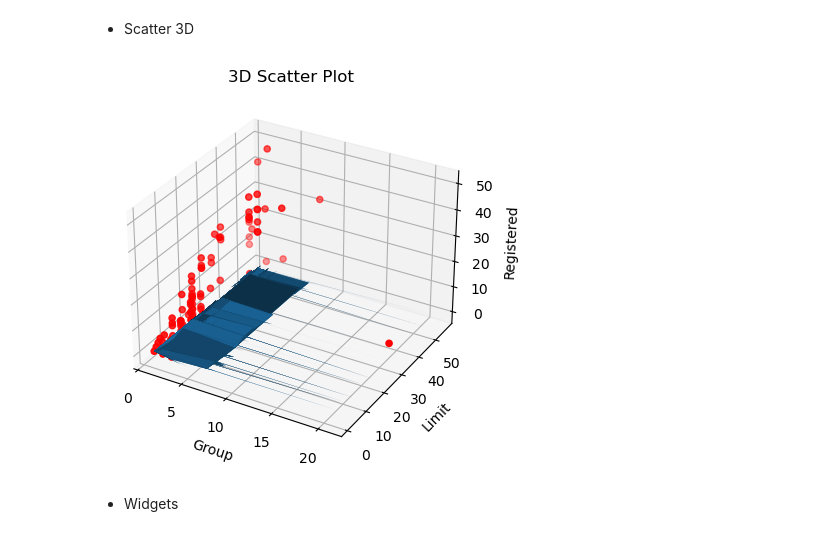
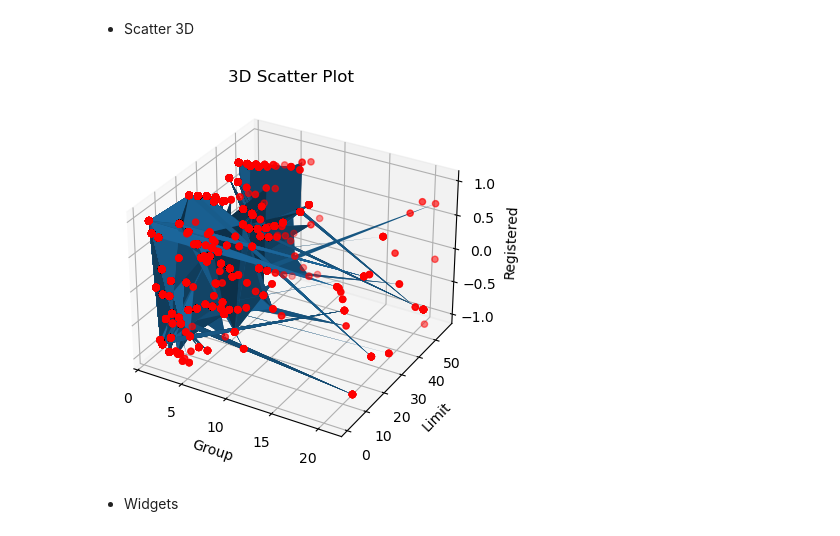
Before and after one commit to langsari/data-science-with-python-2022, a Jupyter notebook: DataFrame of T.kholed/Dashboard of T.Kholed.ipynb, the cells around one changed output. Saved outputs shown, nothing was run; the diff lists cells and outputs as text; code cells hidden in the pictures.

```diff
--- a/DataFrame of T.kholed/Dashboard of T.Kholed.ipynb
+++ b/DataFrame of T.kholed/Dashboard of T.Kholed.ipynb
@@ -251,29 +251,29 @@ plt.show()
 # %%
 from mpl_toolkits.mplot3d import Axes3D
 
 # Extract variables
 x = df['Group']
 y = df['Limit']
 X, Y = np.meshgrid(x, y)
 Z = np.sin(np.sqrt(X**2 + Y**2))
 
 # Create figure
 fig = plt.figure()
 ax = fig.add_subplot(111, projection='3d')
 ax.plot_surface(X,Y,Z)
 # Create scatter plot
-ax.scatter(x, y, z, c='r', marker='o')
+ax.scatter(X, Y, Z, c='r', marker='o')
 
 # Set labels and title
 ax.set_xlabel('Group')
 ax.set_ylabel('Limit')
 ax.set_zlabel('Registered')
 ax.set_title('3D Scatter Plot')
 
 # Show plot
 plt.show()
 # %% [output]
-[figure, old version]
+[figure, new version]
 # %% [markdown]
 - Widgets
 # %%
```
